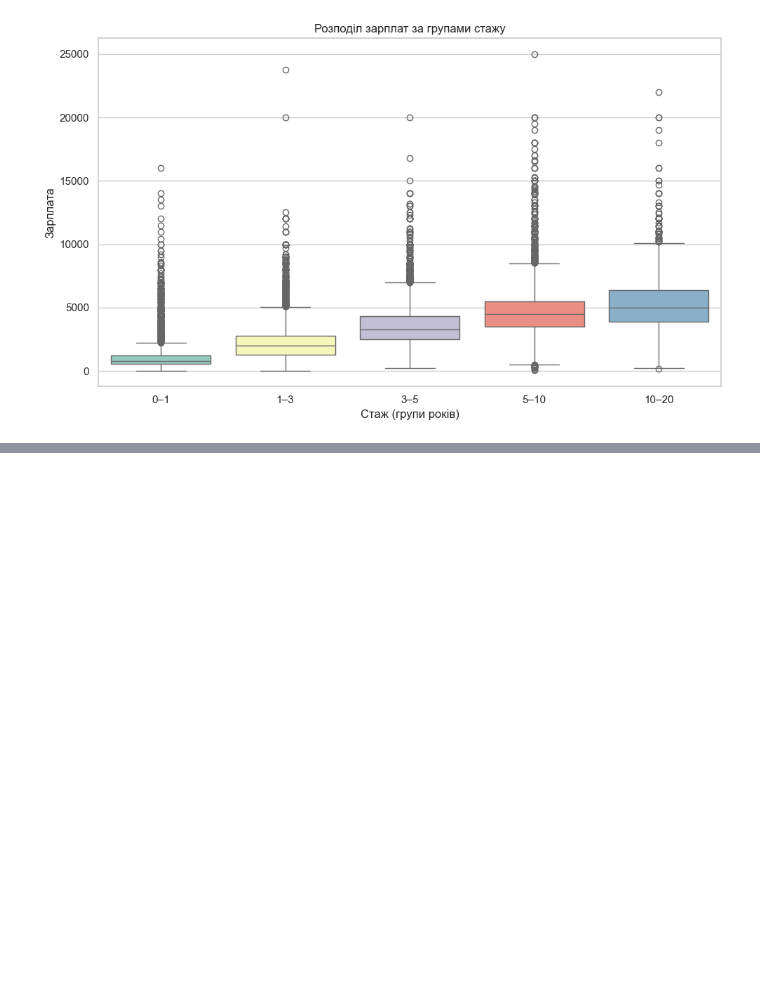
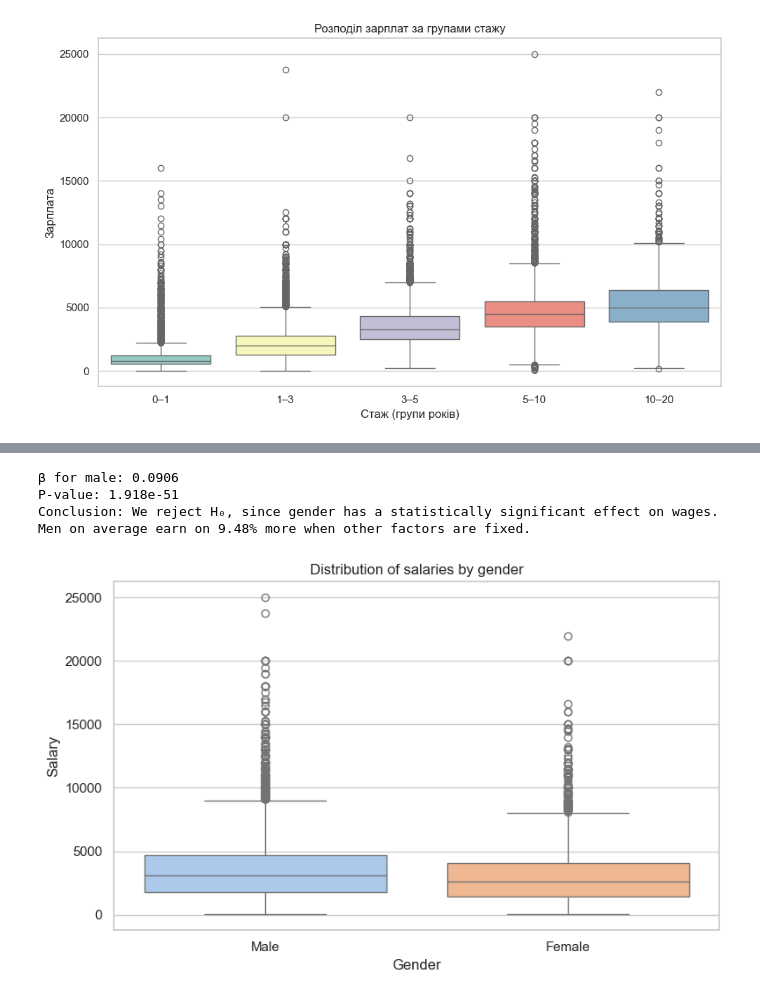
Before and after one commit to Danylo-Ik/Econometrics-Project-IT, a Jupyter notebook: it_salaries.ipynb, the cells around one changed output, grey strips where cells are left out. Saved outputs shown, nothing was run; the diff lists cells and outputs as text; code cells hidden in the pictures; blank space fills up the shorter version.

```diff
--- a/it_salaries.ipynb
+++ b/it_salaries.ipynb
@@ -514,0 +579,32 @@ plt.show()
+# %%
+beta = model.params['male']
+p_value = model.pvalues['male']
+
+print(f"β for male: {beta:.4f}")
+print(f"P-value: {p_value:.4g}")
+
+if p_value < 0.05:
+    print("Conclusion: We reject H₀, since gender has a statistically significant effect on wages.")
+else:
+    print("Conclusion: We do not reject H₀, since gender has no statistically significant effect.")
+
+percent_diff = (np.exp(beta) - 1) * 100
+print(f"Men on average earn on {percent_diff:.2f}% more when other factors are fixed.")
+# %% [output]
+β for male: 0.0906
+P-value: 1.918e-51
+Conclusion: We reject H₀, since gender has a statistically significant effect on wages.
+Men on average earn on 9.48% more when other factors are fixed.
+# %%
+data["gender"] = data["male"].map({1: "Male", 0: "Female"})
+
+
+plt.figure(figsize=(8, 5))
+sns.boxplot(data=data, x="gender", y="salary", palette="pastel")
+plt.title("Distribution of salaries by gender")
+plt.xlabel("Gender")
+plt.ylabel("Salary")
+plt.tight_layout()
+plt.show()
+# %% [output]
+[figure, added]
```
Also changed, not shown: parts of 9 cells of this notebook.
